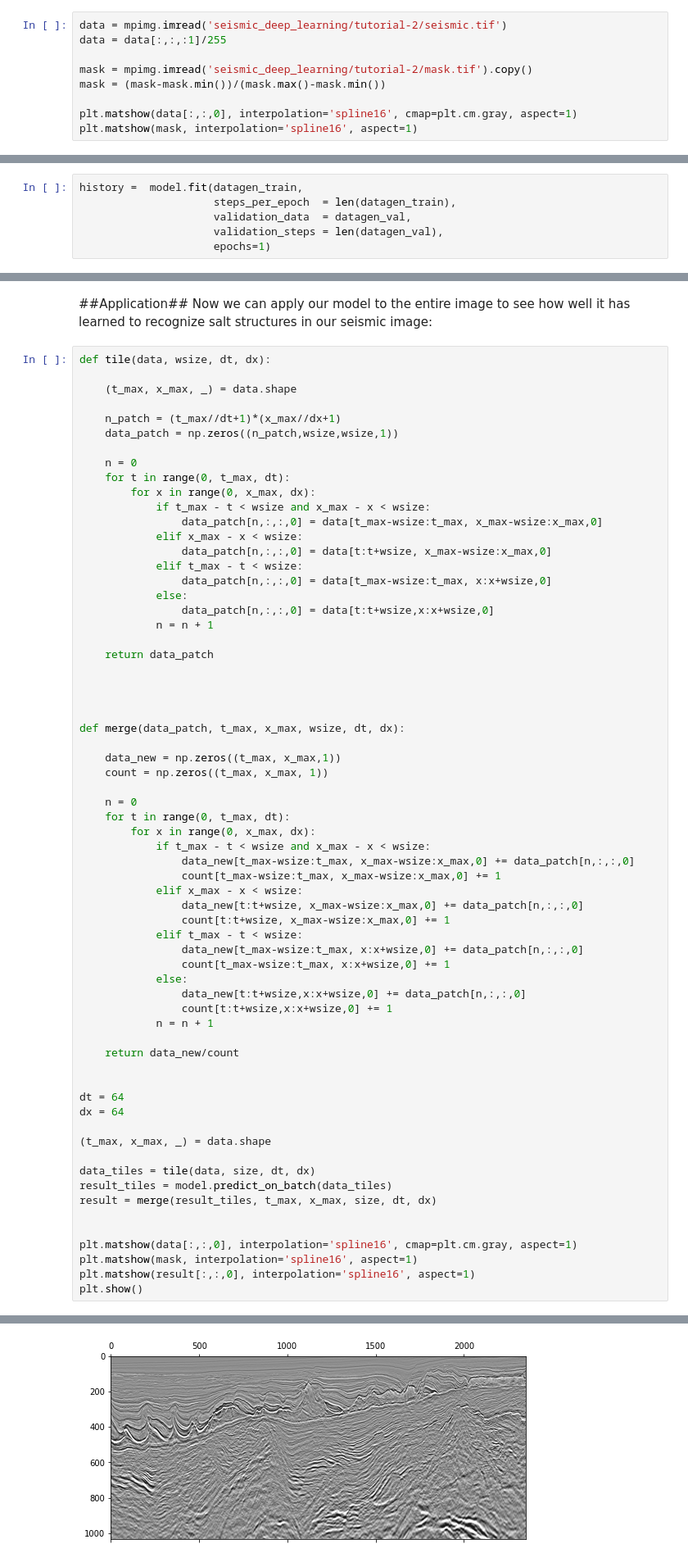
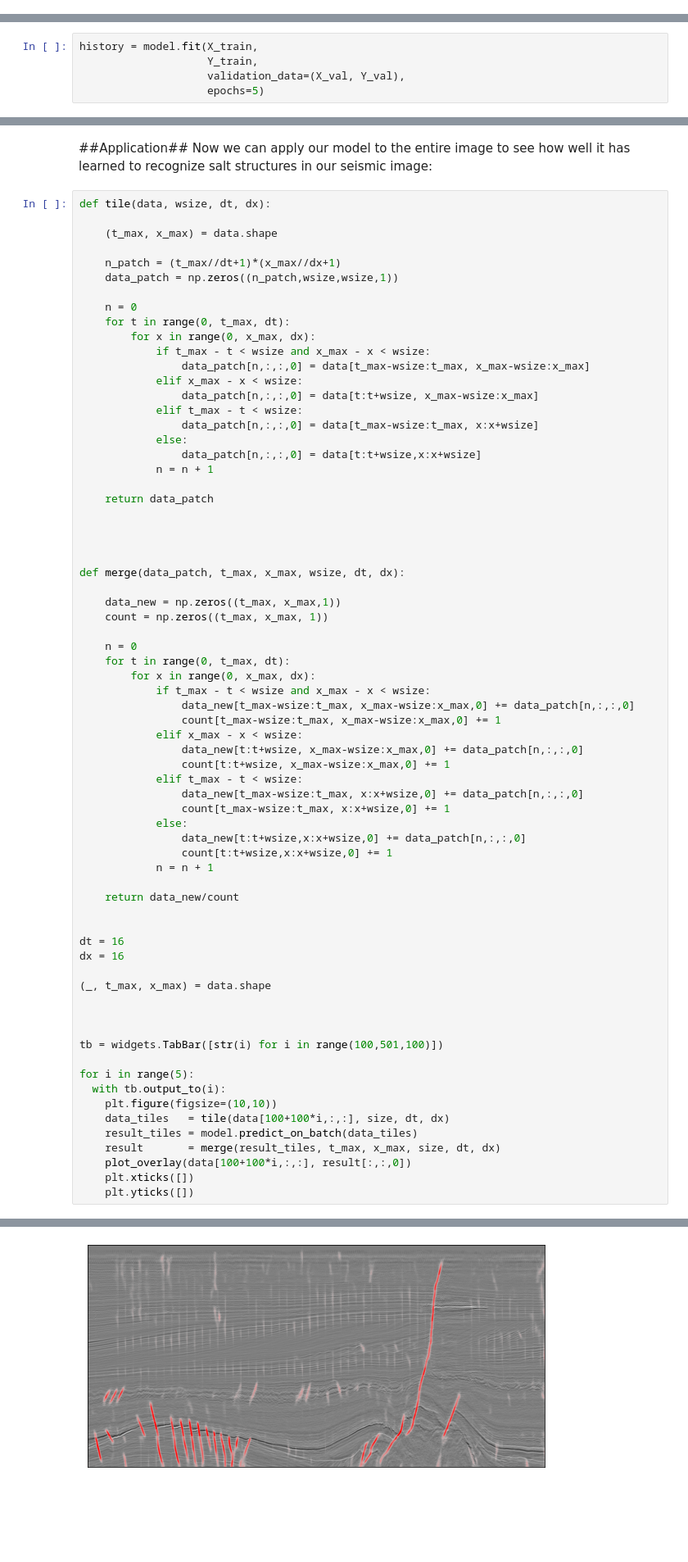
Before and after one commit to thilowrona/seismic_deep_learning, a Jupyter notebook: tutorial-3/tutorial-3.ipynb, the cells around one changed output, grey strips where cells are left out. Shown at 82% size. Saved outputs shown, nothing was run; the diff lists cells and outputs as text; blank space fills up the shorter version.

```diff
--- a/tutorial-3/tutorial-3.ipynb
+++ b/tutorial-3/tutorial-3.ipynb
@@ -43,9 +66,0 @@ Now you can load and plot the seismic image and its mask:
-# %%
-data = mpimg.imread('seismic_deep_learning/tutorial-2/seismic.tif')
-data = data[:,:,:1]/255
-
-mask = mpimg.imread('seismic_deep_learning/tutorial-2/mask.tif').copy()
-mask = (mask-mask.min())/(mask.max()-mask.min())
-
-plt.matshow(data[:,:,0], interpolation='spline16', cmap=plt.cm.gray, aspect=1)
-plt.matshow(mask, interpolation='spline16', aspect=1)
@@ -251,9 +287,3 @@ model = UNet()
 model.compile(optimizer="adam", loss="binary_crossentropy", metrics=["acc"])
 # %% [markdown]
 Now you can train your convolutional neural net using the data generator:
-# %%
-history =  model.fit(datagen_train,
-                     steps_per_epoch  = len(datagen_train),
-                     validation_data  = datagen_val,
-                     validation_steps = len(datagen_val),
-                     epochs=1)
@@ -261,0 +290,5 @@ history =  model.fit(datagen_train,
+# %%
+history = model.fit(X_train,
+                    Y_train,
+                    validation_data=(X_val, Y_val),
+                    epochs=5)
@@ -265,7 +332,7 @@ Now we can apply our model to the entire image to see how well it has learned to
 # %%
 def tile(data, wsize, dt, dx):
 
-    (t_max, x_max, _) = data.shape
+    (t_max, x_max) = data.shape
 
     n_patch = (t_max//dt+1)*(x_max//dx+1)
     data_patch = np.zeros((n_patch,wsize,wsize,1))
@@ -274,13 +341,13 @@ def tile(data, wsize, dt, dx):
     for t in range(0, t_max, dt):
         for x in range(0, x_max, dx):
             if t_max - t < wsize and x_max - x < wsize:
-                data_patch[n,:,:,0] = data[t_max-wsize:t_max, x_max-wsize:x_max,0]
+                data_patch[n,:,:,0] = data[t_max-wsize:t_max, x_max-wsize:x_max]
             elif x_max - x < wsize:
-                data_patch[n,:,:,0] = data[t:t+wsize, x_max-wsize:x_max,0]
+                data_patch[n,:,:,0] = data[t:t+wsize, x_max-wsize:x_max]
             elif t_max - t < wsize:
-                data_patch[n,:,:,0] = data[t_max-wsize:t_max, x:x+wsize,0]
+                data_patch[n,:,:,0] = data[t_max-wsize:t_max, x:x+wsize]
             else:
-                data_patch[n,:,:,0] = data[t:t+wsize,x:x+wsize,0]
+                data_patch[n,:,:,0] = data[t:t+wsize,x:x+wsize]
             n = n + 1
 
     return data_patch
@@ -313,18 +380,22 @@ def merge(data_patch, t_max, x_max, wsize, dt, dx):
     return data_new/count
 
 
-dt = 64
-dx = 64
+dt = 16
+dx = 16
 
-(t_max, x_max, _) = data.shape
-
-data_tiles = tile(data, size, dt, dx)
-result_tiles = model.predict_on_batch(data_tiles)
-result = merge(result_tiles, t_max, x_max, size, dt, dx)
+(_, t_max, x_max) = data.shape
 
 
-plt.matshow(data[:,:,0], interpolation='spline16', cmap=plt.cm.gray, aspect=1)
-plt.matshow(mask, interpolation='spline16', aspect=1)
-plt.matshow(result[:,:,0], interpolation='spline16', aspect=1)
-plt.show()
+
+tb = widgets.TabBar([str(i) for i in range(100,501,100)])
+
+for i in range(5):
+  with tb.output_to(i):
+    plt.figure(figsize=(10,10))
+    data_tiles   = tile(data[100+100*i,:,:], size, dt, dx)
+    result_tiles = model.predict_on_batch(data_tiles)
+    result       = merge(result_tiles, t_max, x_max, size, dt, dx)
+    plot_overlay(data[100+100*i,:,:], result[:,:,0])
+    plt.xticks([])
+    plt.yticks([])
 # %% [output]
@@ -331 +409 @@ plt.show()
-[figure, old version]
+[figure, new version]
```
Also changed, not shown: parts of 44 cells of this notebook, 36 other files.
